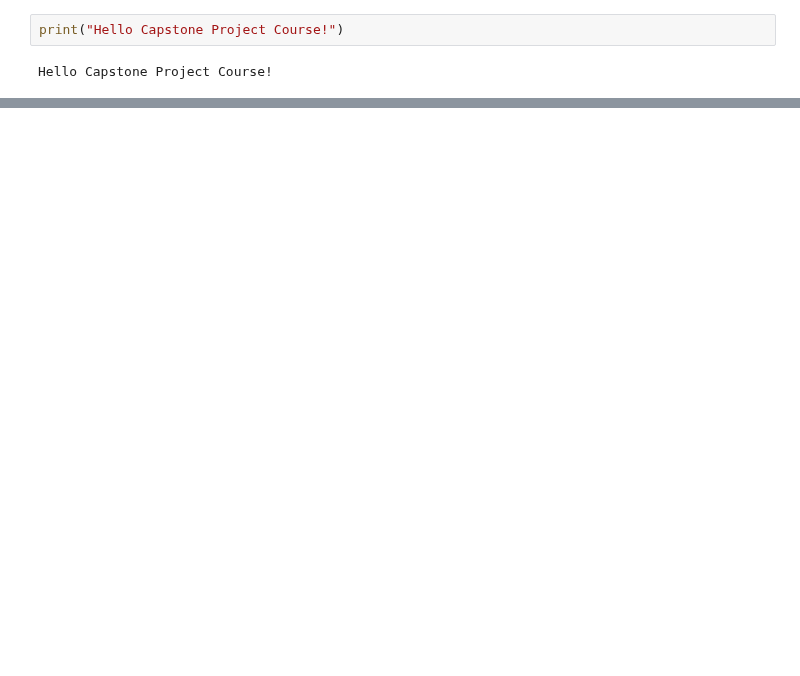
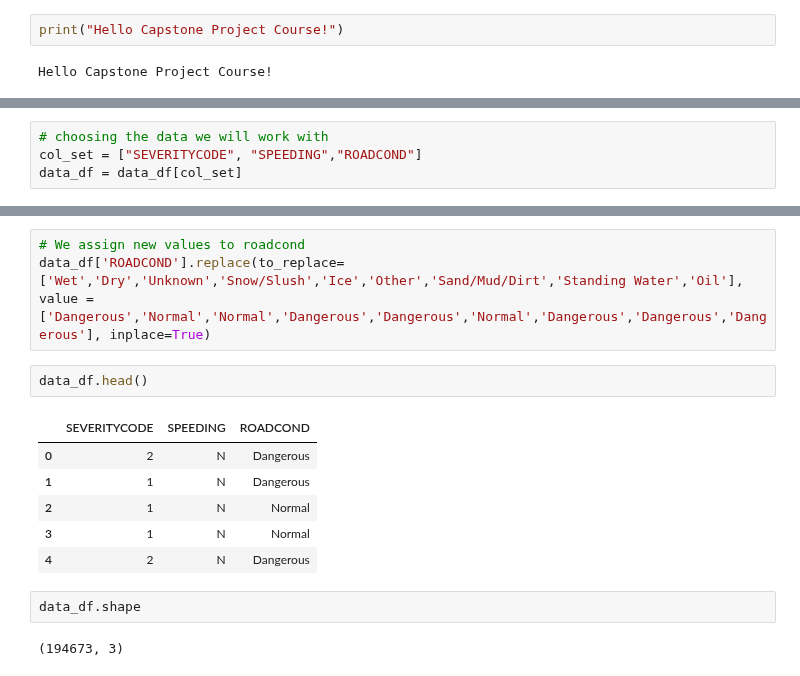
Before and after one commit to roysantu2002/Coursera_Capstone, a Jupyter notebook: Coursera_Capstone.ipynb, the cells around one changed output, grey strips where cells are left out. Saved outputs shown, nothing was run; the diff lists cells and outputs as text; blank space fills up the shorter version.

```diff
--- a/Coursera_Capstone.ipynb
+++ b/Coursera_Capstone.ipynb
@@ -85,0 +210,4 @@ plt.show
+# %%
+# choosing the data we will work with
+col_set = ["SEVERITYCODE", "SPEEDING","ROADCOND"]
+data_df = data_df[col_set]
@@ -85,0 +236,16 @@ plt.show
+# %%
+# We assign new values to roadcond
+data_df['ROADCOND'].replace(to_replace=['Wet','Dry','Unknown','Snow/Slush','Ice','Other','Sand/Mud/Dirt','Standing Water','Oil'], value = ['Dangerous','Normal','Normal','Dangerous','Dangerous','Normal','Dangerous','Dangerous','Dangerous'], inplace=True)
+# %%
+data_df.head()
+# %% [output]
+|  | SEVERITYCODE | SPEEDING | ROADCOND |
+| 0 | 2 | N | Dangerous |
+| 1 | 1 | N | Dangerous |
+| 2 | 1 | N | Normal |
+| 3 | 1 | N | Normal |
+| 4 | 2 | N | Dangerous |
+# %%
+data_df.shape
+# %% [output]
+(194673, 3)
```
Also changed, not shown: parts of 18 cells of this notebook, 1 other file.
